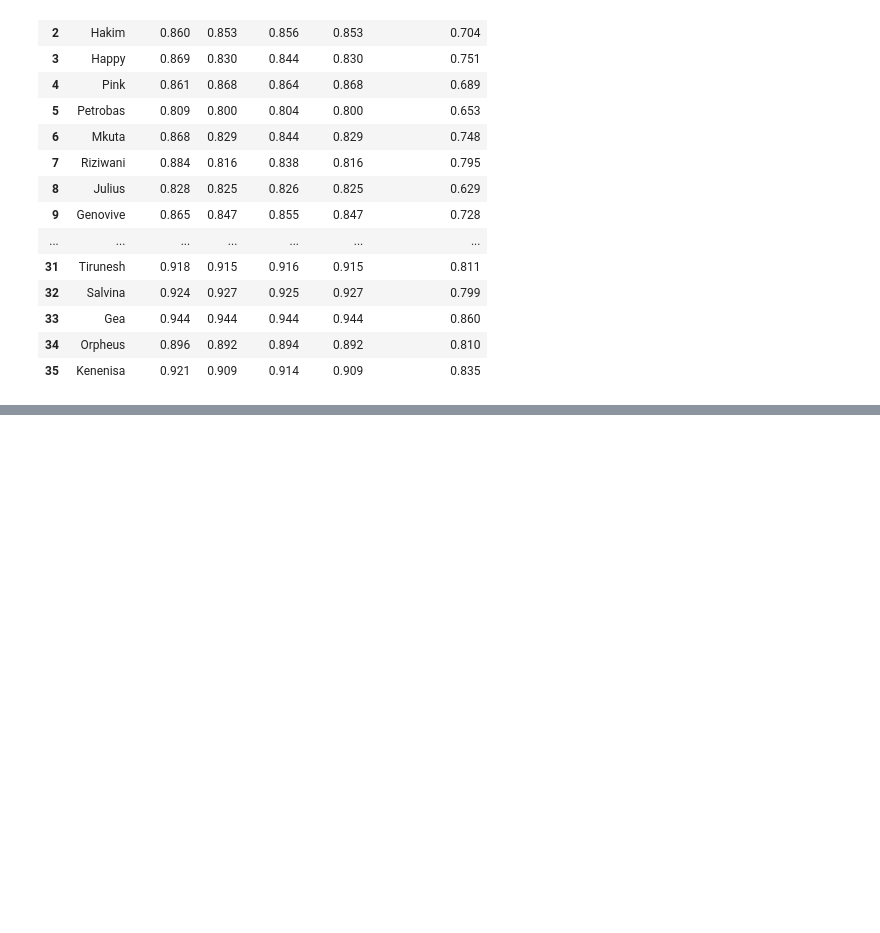
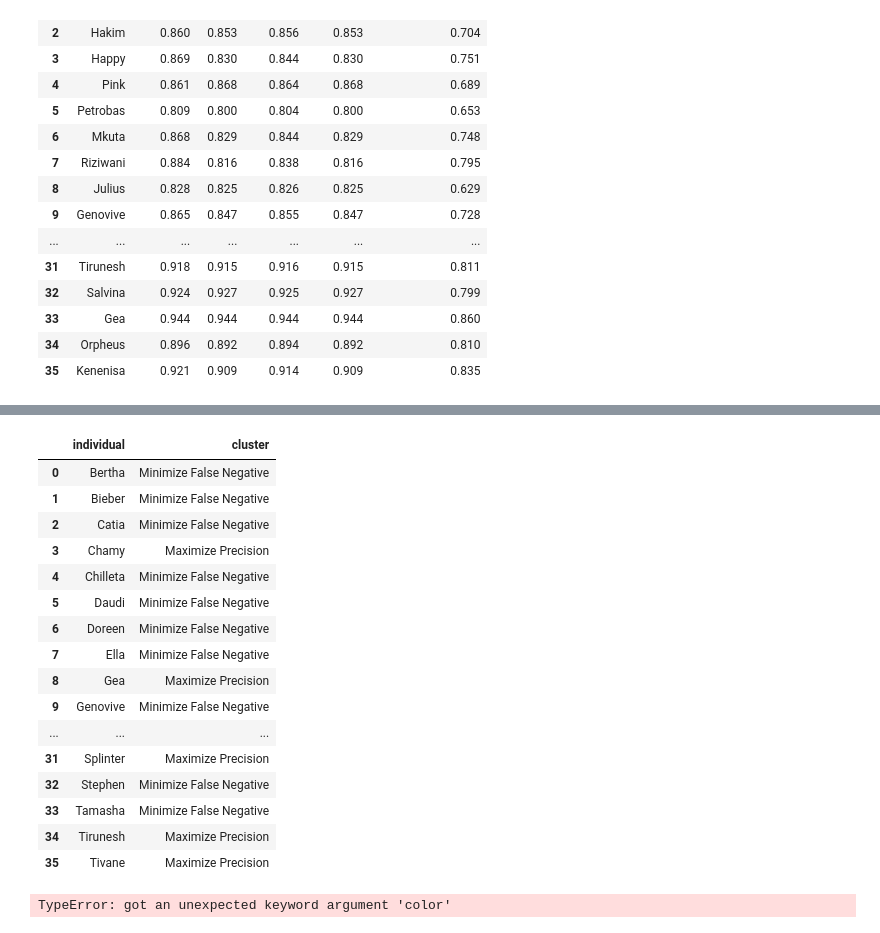
Before and after one commit to Valentin-Janclaes/Hackathon_Winning_Team_2025, a Jupyter notebook: notebook_analysis_1.ipynb, the cells around one changed output, grey strips where cells are left out. Cells and saved outputs as stored; diff of their text form; code cells hidden in the pictures; blank space fills up the shorter version.

```diff
--- a/notebook_analysis_1.ipynb
+++ b/notebook_analysis_1.ipynb
@@ -243,0 +263,66 @@ individual                 cluster
+# %%
+clusters
+# %% [output]
+|  | individual | cluster |
+| 0 | Bertha | Minimize False Negative |
+| 1 | Bieber | Minimize False Negative |
+| 2 | Catia | Minimize False Negative |
+| 3 | Chamy | Maximize Precision |
+| 4 | Chilleta | Minimize False Negative |
+| 5 | Daudi | Minimize False Negative |
+| 6 | Doreen | Minimize False Negative |
+| 7 | Ella | Minimize False Negative |
+| 8 | Gea | Maximize Precision |
+| 9 | Genovive | Minimize False Negative |
+| ... | ... | ... |
+| 31 | Splinter | Maximize Precision |
+| 32 | Stephen | Minimize False Negative |
+| 33 | Tamasha | Minimize False Negative |
+| 34 | Tirunesh | Maximize Precision |
+| 35 | Tivane | Maximize Precision |
+# %%
+
+import matplotlib.pyplot as plt
+from sklearn.metrics import confusion_matrix
+
+def compute_fpr_fnr(df, ground_truth_col='tb', prediction_col='hit', individual_col='rat_name'):
+    individuals = df[individual_col].unique()
+    metrics = []
+
+    for person in individuals:
+        person_df = df[df[individual_col] == person]
+        y_true = person_df[ground_truth_col]
+        y_pred = person_df[prediction_col]
+
+        # Compute confusion matrix
+        tn, fp, fn, tp = confusion_matrix(y_true, y_pred, color=[0, 1]).ravel()
+
+        # Compute FPR and FNR
+        fpr = fp / (fp + tn) if (fp + tn) > 0 else 0
+        fnr = fn / (fn + tp) if (fn + tp) > 0 else 0
+
+        metrics.append({'individual': person, 'FPR': fpr, 'FNR': fnr})
+
+    return pd.DataFrame(metrics)
+
+# Example dataset
+df = pd.DataFrame(data_full)
+
+# Compute metrics
+metrics_df = compute_fpr_fnr(df)
+
+# Plotting
+plt.figure(figsize=(8, 6))
+for _, row in metrics_df.iterrows():
+    plt.scatter(row['FPR'], row['FNR'], label=clusters['cluster'])
+
+plt.xlabel('False Positive Rate (FPR)')
+plt.ylabel('False Negative Rate (FNR)')
+plt.title('Individual Performance: FPR vs FNR')
+plt.legend()
+plt.grid(True)
+plt.tight_layout()
+plt.savefig("individual_fpr_fnr_plot.png")
+plt.show()
+# %% [output]
+TypeError: got an unexpected keyword argument 'color'
```
Also changed, not shown: parts of 3 cells of this notebook.
